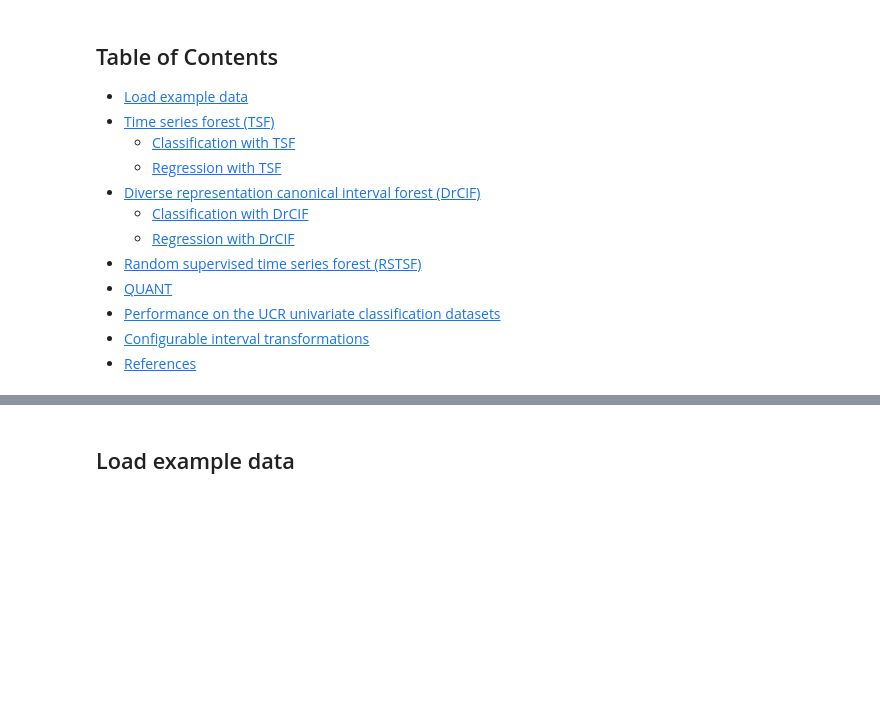
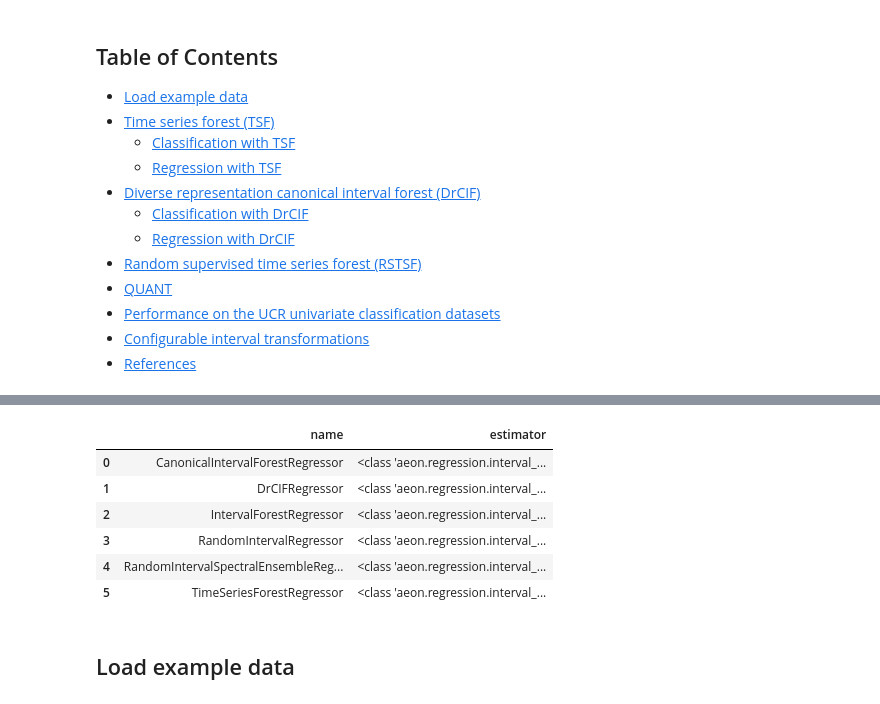
Before and after one commit to aeon-toolkit/aeon-tutorials, a Jupyter notebook: KDD-2024/Notebooks/part5_interval_based.ipynb, the cells around one changed output, grey strips where cells are left out. Saved outputs shown, nothing was run; the diff lists cells and outputs as text; code cells hidden in the pictures; blank space fills up the shorter version.

```diff
--- a/KDD-2024/Notebooks/part5_interval_based.ipynb
+++ b/KDD-2024/Notebooks/part5_interval_based.ipynb
@@ -43,3 +59,15 @@ warnings.filterwarnings("ignore", category=FutureWarning)
+# %%
+all_estimators(
+    "regressor", filter_tags={"algorithm_type": "interval"}, as_dataframe=True
+)
+# %% [output]
+|  | name | estimator |
+| 0 | CanonicalIntervalForestRegressor | <class 'aeon.regression.interval_... |
+| 1 | DrCIFRegressor | <class 'aeon.regression.interval_... |
+| 2 | IntervalForestRegressor | <class 'aeon.regression.interval_... |
+| 3 | RandomIntervalRegressor | <class 'aeon.regression.interval_... |
+| 4 | RandomIntervalSpectralEnsembleReg... | <class 'aeon.regression.interval_... |
+| 5 | TimeSeriesForestRegressor | <class 'aeon.regression.interval_... |
 # %% [markdown]
 ## Load example data <a id='load-data'></a>
 # %%
```
Also changed, not shown: parts of 7 cells of this notebook, 5 other files.
